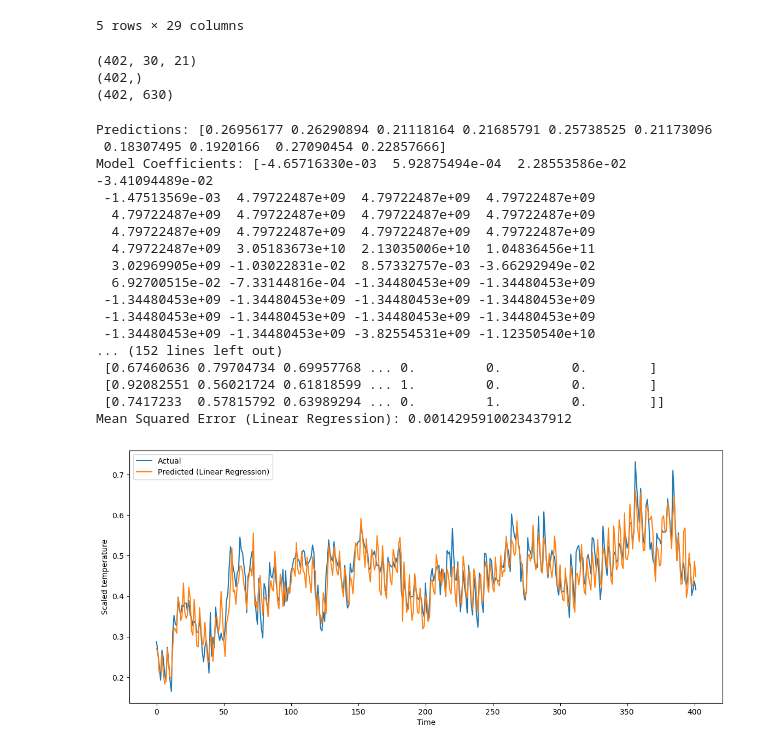
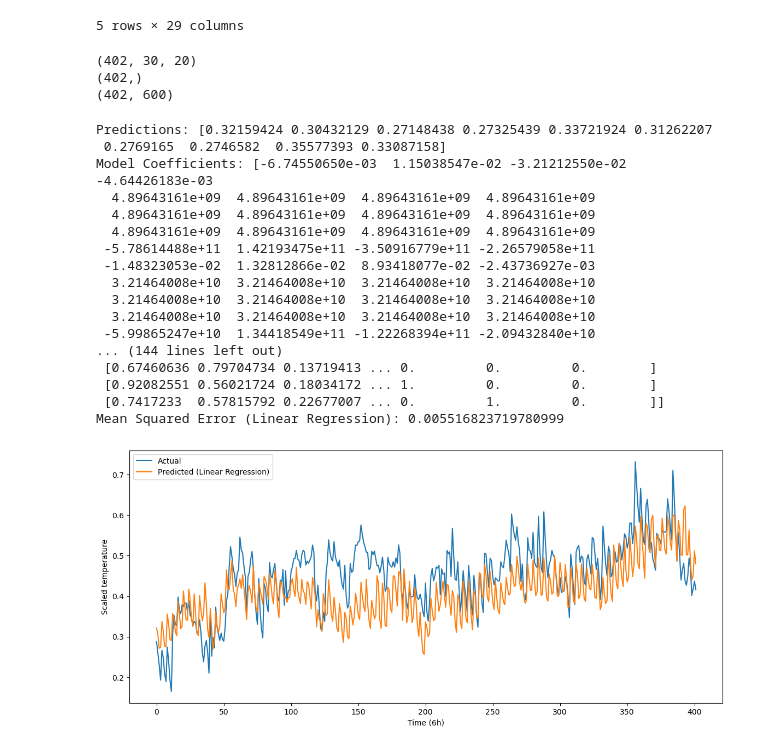
Before and after one commit to AlexaVT03/Project2-2, a Jupyter notebook: Project_2-2/Python/Linear Regression/Linear_Regression.ipynb, the cells around one changed output. Saved outputs shown, nothing was run; the diff lists cells and outputs as text; code cells hidden in the pictures.

Commit message:
gb predicts 2024, lr still scaled cannot compare models

```diff
--- a/Project_2-2/Python/Linear Regression/Linear_Regression.ipynb
+++ b/Project_2-2/Python/Linear Regression/Linear_Regression.ipynb
@@ -16,7 +16,7 @@ ams_df = nl_df[(nl_df['latitude'] == 52.25) & (nl_df['longitude'] == 5.)]
 ams_df = ams_df.sort_values(by='time').set_index('time')
 
 # Drop unnecessary columns
-ams_df = ams_df.drop(['latitude', 'longitude', 'surface', 'step', 'number', 'valid_time'], axis=1)
+ams_df = ams_df.drop(['latitude', 'longitude', 'surface', 'step', 'number', 'valid_time', 'd2m'], axis=1)
 
 # Rename 't2m' column to 'temp'
 # ams_df.rename(columns={'t2m': 'temp'}, inplace=True)
@@ -24,6 +24,9 @@ ams_df = ams_df.drop(['latitude', 'longitude', 'surface', 'step', 'number', 'val
 # this just moves temp to the right of the DF, easier for X / y split
 ams_df['temp'] = ams_df['t2m']
 ams_df = ams_df.drop(['t2m'], axis = 1)
+
+max_value = ams_df.max()
+min_value = ams_df.min()
 # %%
 nl_df.head()
 # %% [output]
@@ -128,5 +134,5 @@ plt.show()
 # %%
-# Load the data
+# Load the test data (2024)
 nl_test_df = pd.read_csv('/Users/jesselemeer/Documents/GitHub/Project2-2/Project_2-2/NL_data/test_set/processed_data.csv')
 
 # Filter data for Amsterdam
@@ -136,7 +142,7 @@ ams_test_df = nl_test_df[(nl_test_df['latitude'] == 52.25) & (nl_test_df['longit
 ams_test_df = ams_test_df.sort_values(by='time').set_index('time')
 
 # Drop unnecessary columns
-ams_test_df = ams_test_df.drop(['latitude', 'longitude', 'surface', 'step', 'number', 'valid_time'], axis=1)
+ams_test_df = ams_test_df.drop(['latitude', 'longitude', 'surface', 'step', 'number', 'valid_time', 'd2m'], axis=1)
 
 # Rename 't2m' column to 'temp'
 # ams_df.rename(columns={'t2m': 'temp'}, inplace=True)
@@ -181,9 +187,9 @@ X_test_linear = X_test.reshape(X_test.shape[0], -1)
 
 print(X_test_linear.shape)
 # %% [output]
-(402, 30, 21)
+(402, 30, 20)
 (402,)
-(402, 630)
+(402, 600)
 # %%
 # Make predictions
 predictions_linear_test = linear_model.predict(X_test_linear)
@@ -201,32 +207,32 @@ print("Scaled Test Data:", X_test_linear[:10])
 mse_linear_test = mean_squared_error(Y_test, predictions_linear_test)
 print("Mean Squared Error (Linear Regression):", mse_linear_test)
 # %% [output]
-Predictions: [0.26956177 0.26290894 0.21118164 0.21685791 0.25738525 0.21173096
- 0.18307495 0.1920166  0.27090454 0.22857666]
-Model Coefficients: [-4.65716330e-03  5.92875494e-04  2.28553586e-02 -3.41094489e-02
- -1.47513569e-03  4.79722487e+09  4.79722487e+09  4.79722487e+09
-  4.79722487e+09  4.79722487e+09  4.79722487e+09  4.79722487e+09
-  4.79722487e+09  4.79722487e+09  4.79722487e+09  4.79722487e+09
-  4.79722487e+09  3.05183673e+10  2.13035006e+10  1.04836456e+11
-  3.02969905e+09 -1.03022831e-02  8.57332757e-03 -3.66292949e-02
-  6.92700515e-02 -7.33144816e-04 -1.34480453e+09 -1.34480453e+09
- -1.34480453e+09 -1.34480453e+09 -1.34480453e+09 -1.34480453e+09
- -1.34480453e+09 -1.34480453e+09 -1.34480453e+09 -1.34480453e+09
- -1.34480453e+09 -1.34480453e+09 -3.82554531e+09 -1.12350540e+10
-... (152 lines left out)
- [0.67460636 0.79704734 0.69957768 ... 0.         0.         0.        ]
- [0.92082551 0.56021724 0.61818599 ... 1.         0.         0.        ]
- [0.7417233  0.57815792 0.63989294 ... 0.         1.         0.        ]]
-Mean Squared Error (Linear Regression): 0.0014295910023437912
+Predictions: [0.32159424 0.30432129 0.27148438 0.27325439 0.33721924 0.31262207
+ 0.2769165  0.2746582  0.35577393 0.33087158]
+Model Coefficients: [-6.74550650e-03  1.15038547e-02 -3.21212550e-02 -4.64426183e-03
+  4.89643161e+09  4.89643161e+09  4.89643161e+09  4.89643161e+09
+  4.89643161e+09  4.89643161e+09  4.89643161e+09  4.89643161e+09
+  4.89643161e+09  4.89643161e+09  4.89643161e+09  4.89643161e+09
+ -5.78614488e+11  1.42193475e+11 -3.50916779e+11 -2.26579058e+11
+ -1.48323053e-02  1.32812866e-02  8.93418077e-02 -2.43736927e-03
+  3.21464008e+10  3.21464008e+10  3.21464008e+10  3.21464008e+10
+  3.21464008e+10  3.21464008e+10  3.21464008e+10  3.21464008e+10
+  3.21464008e+10  3.21464008e+10  3.21464008e+10  3.21464008e+10
+ -5.99865247e+10  1.34418549e+11 -1.22268394e+11 -2.09432840e+10
+... (144 lines left out)
+ [0.67460636 0.79704734 0.13719413 ... 0.         0.         0.        ]
+ [0.92082551 0.56021724 0.18034172 ... 1.         0.         0.        ]
+ [0.7417233  0.57815792 0.22677007 ... 0.         1.         0.        ]]
+Mean Squared Error (Linear Regression): 0.005516823719780999
 # %%
 # Plotting the results
 plt.figure(figsize=(14, 6))
 plt.plot(Y_test, label='Actual')
 plt.plot(predictions_linear_test, label='Predicted (Linear Regression)')
-plt.xlabel('Time')
+plt.xlabel('Time (6h)')
 plt.ylabel('Scaled temperature') #in this case
 
 plt.legend()
 plt.show()
 # %% [output]
-[figure, old version]
+[figure, new version]
```
Also changed, not shown: parts of 4 cells of this notebook, 1 other file.
